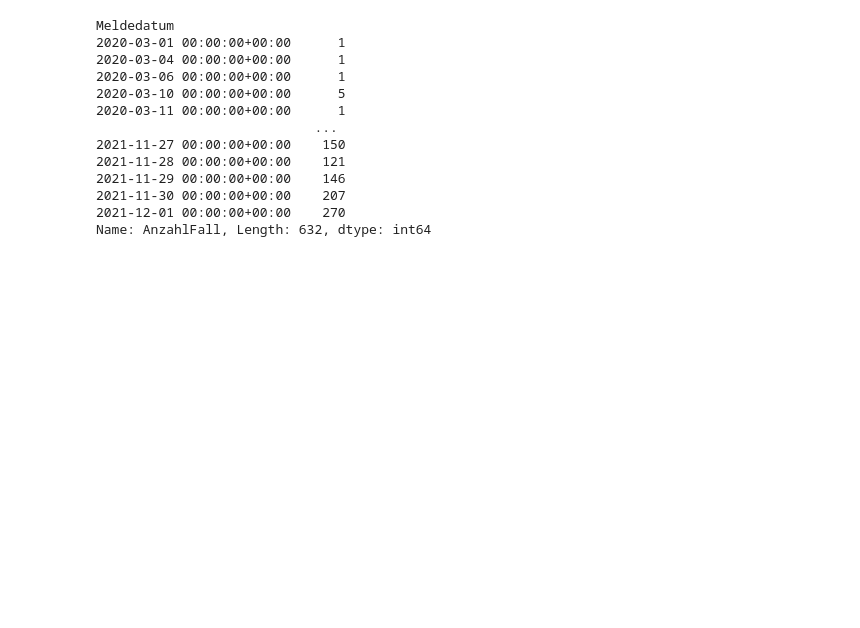
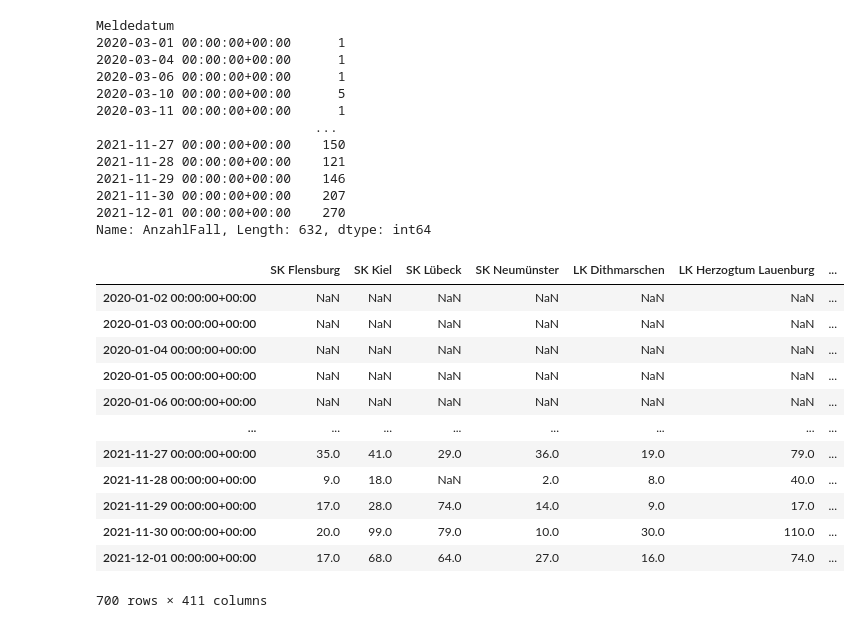
Before and after one commit to uliuphoff/RKI_Covid19_Tutorial, a Jupyter notebook: RKI_Covid_Tutorial_2.ipynb, the cells around one changed output. Saved outputs shown, nothing was run; the diff lists cells and outputs as text; code cells hidden in the pictures; blank space fills up the shorter version.

```diff
--- a/RKI_Covid_Tutorial_2.ipynb
+++ b/RKI_Covid_Tutorial_2.ipynb
@@ -161,3 +174,9 @@ cov_gruppiert
 |  | 2021-11-30 00:00:00+00:00 | 23912086 | 205 | 355 | 0 | 218694 | 24 | ... |
 |  | 2021-12-01 00:00:00+00:00 | 13421400 | 115 | 45 | 0 | 122682 | 23 | ... |
 203889 rows × 10 columns
+# %%
+# das ist noch zuviel an Saplten, wir reduzieren uns auf die Anzahl Fälle und erzeugen
+# uns eine kleinere Series, die nur die Fälle enthält
+
+Faelle=cov_gruppiert['AnzahlFall']
+Faelle
@@ -163,0 +202,14 @@ cov_gruppiert
+# %%
+# Das sieht doch schon fast aus wie das, was wir wollen.
+# Aber stopp: Nicht jeder Stadt- oder Landkreis hat jeden tag gemeldet.
+# Wir wollen aber eine Tabelle für alle Tage der Pandemie.
+# Deshalb genereiren wir uns nun eine Series, die jeden Tag der Pandemie enthält, von
+# unserem Start bis zum Enddatum
+
+
+
+tagesliste = pd.date_range(start,ende)
+
+#schauen wir uns den Inhalt dieser Series an, tatsächlich alle daten von Start bis Ende im Tagesrythmus
+
+tagesliste
@@ -181,0 +264,16 @@ Name: AnzahlFall, Length: 632, dtype: int64
+# %%
+result
+# %% [output]
+|  | SK Flensburg | SK Kiel | SK Lübeck | SK Neumünster | LK Dithmarschen | LK Herzogtum Lauenburg | ... |
+| 2020-01-02 00:00:00+00:00 | NaN | NaN | NaN | NaN | NaN | NaN | ... |
+| 2020-01-03 00:00:00+00:00 | NaN | NaN | NaN | NaN | NaN | NaN | ... |
+| 2020-01-04 00:00:00+00:00 | NaN | NaN | NaN | NaN | NaN | NaN | ... |
+| 2020-01-05 00:00:00+00:00 | NaN | NaN | NaN | NaN | NaN | NaN | ... |
+| 2020-01-06 00:00:00+00:00 | NaN | NaN | NaN | NaN | NaN | NaN | ... |
+| ... | ... | ... | ... | ... | ... | ... | ... |
+| 2021-11-27 00:00:00+00:00 | 35.0 | 41.0 | 29.0 | 36.0 | 19.0 | 79.0 | ... |
+| 2021-11-28 00:00:00+00:00 | 9.0 | 18.0 | NaN | 2.0 | 8.0 | 40.0 | ... |
+| 2021-11-29 00:00:00+00:00 | 17.0 | 28.0 | 74.0 | 14.0 | 9.0 | 17.0 | ... |
+| 2021-11-30 00:00:00+00:00 | 20.0 | 99.0 | 79.0 | 10.0 | 30.0 | 110.0 | ... |
+| 2021-12-01 00:00:00+00:00 | 17.0 | 68.0 | 64.0 | 27.0 | 16.0 | 74.0 | ... |
+700 rows × 411 columns
```
Also changed, not shown: parts of 16 cells of this notebook.
